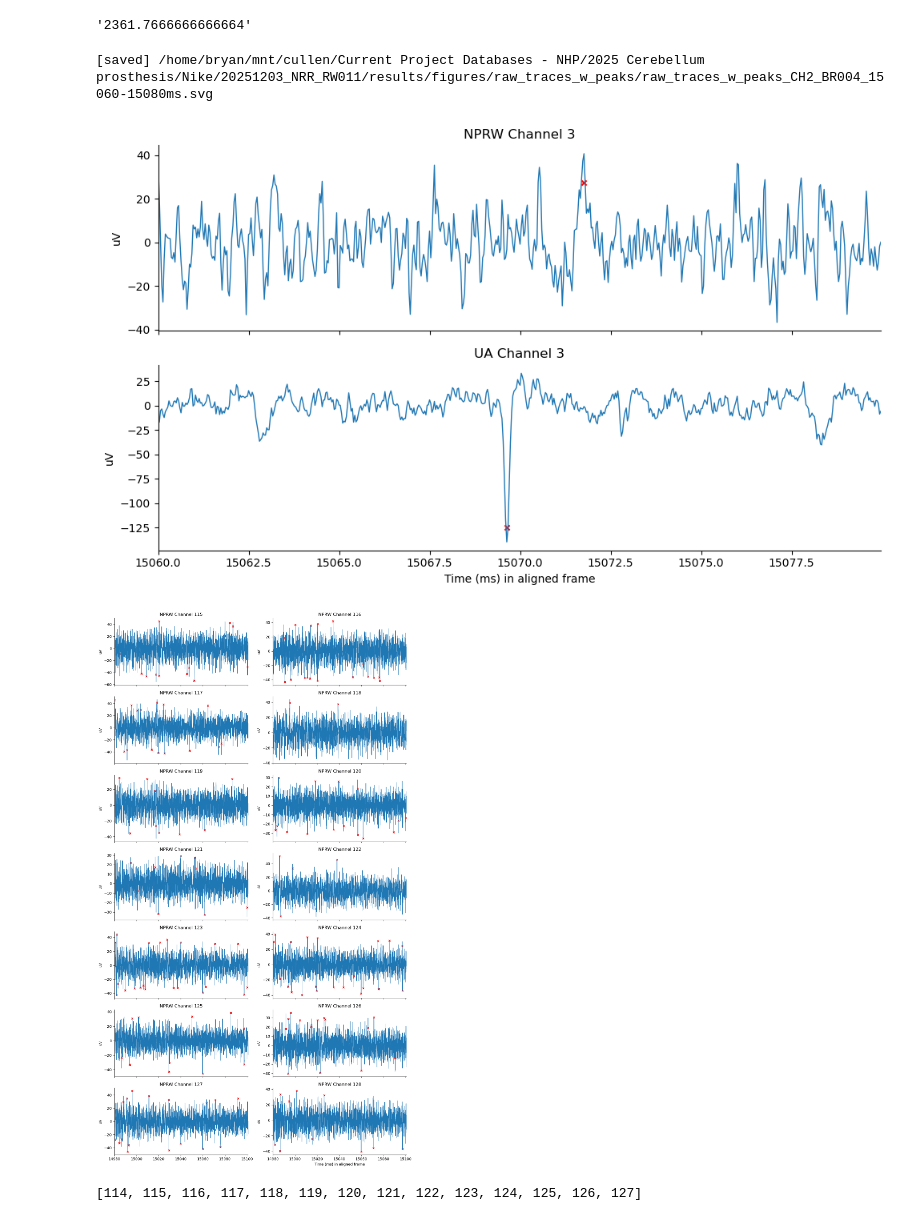
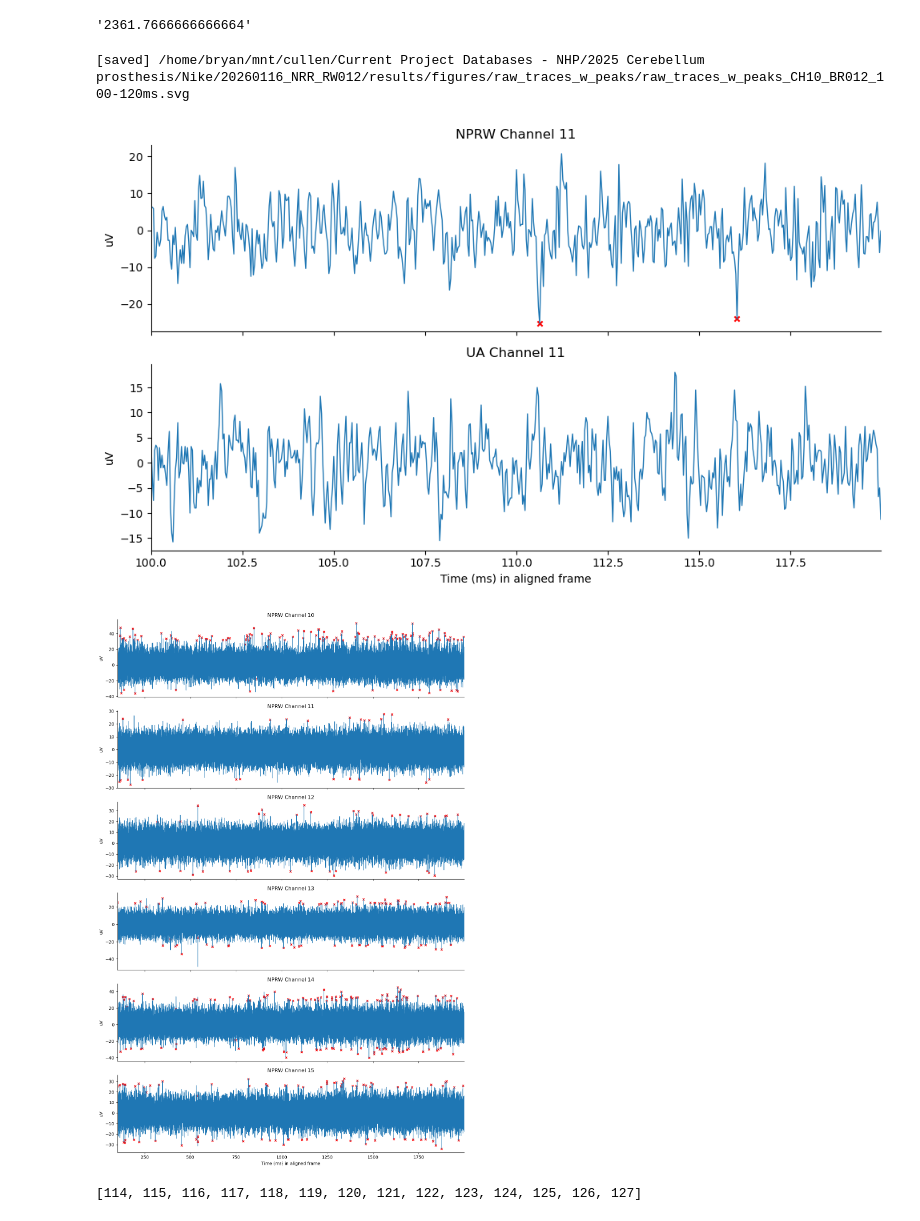
Before and after one commit to Raynor-Cerebellum-Project/RCP_analysis, a Jupyter notebook: scripts/plot_HPF_traces_with_peaks.ipynb, the cells around one changed output. Saved outputs shown, nothing was run; the diff lists cells and outputs as text; code cells hidden in the pictures.

```diff
--- a/scripts/plot_HPF_traces_with_peaks.ipynb
+++ b/scripts/plot_HPF_traces_with_peaks.ipynb
@@ -30,15 +30,15 @@ FIG_DIR2.mkdir(parents=True, exist_ok=True)
 # %%
 nprw_pp_folders = sorted(NPRW_CKPT_OUT.glob("pp_*"))
 # pick one for now
-nprw_pp_folder = nprw_pp_folders[3]
+nprw_pp_folder = nprw_pp_folders[11]
 print(nprw_pp_folder)
 
 ua_pp_folders = sorted(UA_CKPT_OUT.glob("pp__*__NS6"))
 # pick one for now
-ua_pp_folder = ua_pp_folders[2]
+ua_pp_folder = ua_pp_folders[11]
 print(ua_pp_folder)
 
-aligned_files = sorted(ALIGNED_CKPT_ROOT.glob("aligned__*__BR_*.npz"))
-aligned_npz_path = aligned_files[2]
+aligned_files = sorted(ALIGNED_CKPT_ROOT.glob("aligned__*.npz"))
+aligned_npz_path = aligned_files[10]
 print(aligned_npz_path)
 # %% [output]
@@ -396,8 +404,8 @@ shift_ms
 '2361.7666666666664'
 # %%
 %matplotlib inline
-CH = 2
-T0_MS, T1_MS = 15060, 15080
+CH = 10
+T0_MS, T1_MS = 100, 120
 shift_ms = float(shift_ms)
 
 def plot_one(ax, rec, fs, peak_ms_dict, title_prefix,
@@ -485,8 +493,8 @@ print(f"[saved] {out_path}")
 
 plt.show()
 # %% [output]
-[saved] /home/bryan/mnt/cullen/Current Project Databases - NHP/2025 Cerebellum prosthesis/Nike/20251203_NRR_RW011/results/figures/raw_traces_w_peaks/raw_traces_w_peaks_CH2_BR004_15060-15080ms.svg
+[saved] /home/bryan/mnt/cullen/Current Project Databases - NHP/2025 Cerebellum prosthesis/Nike/20260116_NRR_RW012/results/figures/raw_traces_w_peaks/raw_traces_w_peaks_CH10_BR012_100-120ms.svg
-[figure, old version]
+[figure, new version]
 # %%
 # import zipfile
 # from pathlib import Path
@@ -510,11 +518,11 @@ plt.show()
 # noise_levels[125]
 # %%
 # --- NPRW ONLY: channels 115..128 (1-indexed) ---
-CH_START_1IDX, CH_END_1IDX = 115, 128
+CH_START_1IDX, CH_END_1IDX = 10, 15
+T0_MS, T1_MS = 100, 2000
 ch_idxs = list(range(CH_START_1IDX - 1, CH_END_1IDX))  # 0-indexed: 114..127
 
-
-ncols = 2
+ncols = 1
 nrows = int(np.ceil(len(ch_idxs) / ncols))
 fig, axes = plt.subplots(nrows, ncols, figsize=(12, 3.0 * nrows), sharex=True)
 axes = np.atleast_1d(axes).ravel()
@@ -536,34 +544,34 @@ axes = np.atleast_1d(axes).ravel()
 #         peak_ch_times = peaks['sample_index'][peaks['channel_index'] == i]
 #         peak_ch_amp = peaks['amplitude'][peaks['channel_index'] == i]
 #         peak_times[i] = peak_ch_times
 #         peak_amp[i] = peak_ch_amp
 #     return peak_times, peak_amp
 
 # nprw_peak_samps, nprw_peak_amps = _parse_SI_peaks(nprw_peak_ms)
 # nprw_peak_ms = {ch: samps / fs_nprw * 1000.0 for ch, samps in nprw_peak_samps.items()}
 
 for ax, ch in zip(axes, ch_idxs):
     CH = ch  # reuse your global CH
 
     plot_one(
         ax, rec_nprw, fs_nprw, nprw_peak_ms, "NPRW",
         window_offset_ms=0,#+shift_ms,
         t_shift_ms=0,#-shift_ms,
         peak_shift_samples=3
     )
 
 
 # turn off any unused axes
 for ax in axes[len(ch_idxs):]:
     ax.axis("off")
 
 axes[min(len(ch_idxs)-1, len(axes)-1)].set_xlabel("Time (ms) in aligned frame")
 plt.tight_layout()
 
 # print(f"[saved] {out_path}")
 plt.show()
 # %% [output]
-[figure, old version]
+[figure, new version]
 # %%
 ch_idxs
 # %% [output]
```
Also changed, not shown: parts of 6 cells of this notebook, 10 other files.
